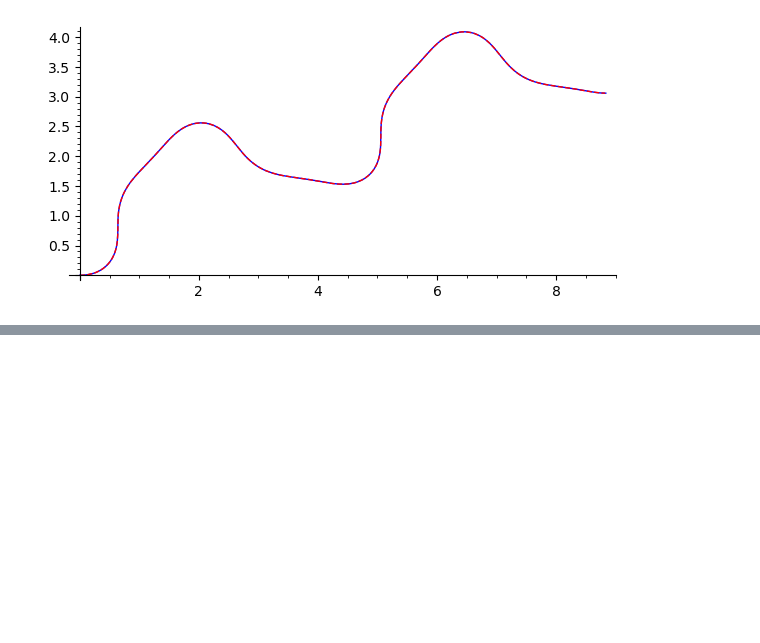
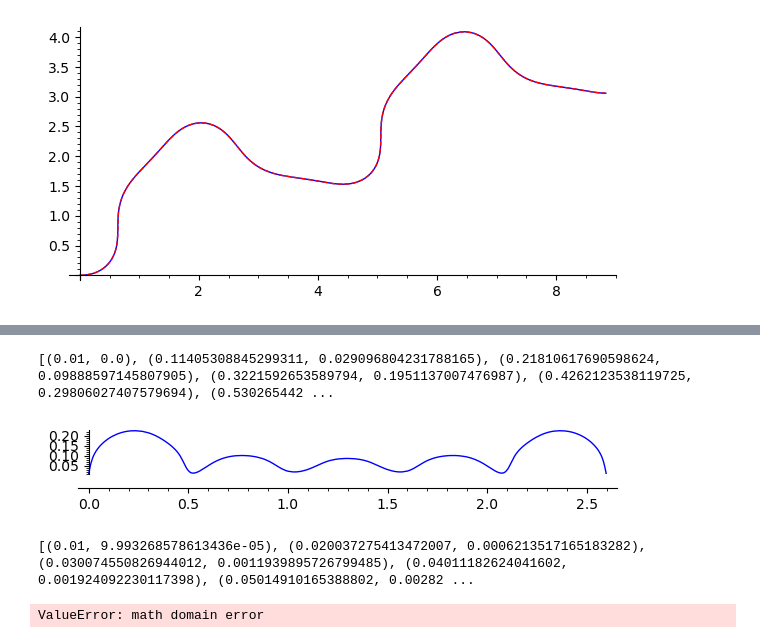
Before and after one commit to SageBinder/SageMath-Curvature-Flows, a Jupyter notebook: ricci_flow.ipynb, the cells around one changed output, grey strips where cells are left out. Drawn from its saved outputs; the diff is of its cells as text; code cells hidden in the pictures; blank space fills up the shorter version.

```diff
--- a/ricci_flow.ipynb
+++ b/ricci_flow.ipynb
@@ -252,0 +240,17 @@ NameError: name 'np' is not defined
+# %%
+def xy_splines_from_hm(h, m, srange=(0, pi), step_size=0.1):
+    def y(rho):
+        return sqrt(m(rho))
+
+    rho_space = np.linspace(srange[0], srange[1], round((srange[1] - srange[0]) / step_size))
+    y_spline = spline([(rho, y(rho)) for rho in rho_space])
+
+    def x(rho):
+        return numerical_integral(lambda s: sqrt(h(s) - (y_spline.derivative(s))**2), 0.01, rho)[0]
+
+    x_spline = spline([(rho, x(rho)) for rho in rho_space])
+
+    return x_spline, y_spline
+# %%
+def to_spline(f, srange=(0, pi), step_size=0.01):
+    return spline([(s, f(s)) for s in np.linspace(srange[0], srange[1], round((srange[1] - srange[0]) / step_size))])
@@ -252,0 +262,25 @@ NameError: name 'np' is not defined
+# %%
+srange=(0.01, pi-0.01)
+h = to_spline(h, srange)
+m = to_spline(m, srange)
+# %%
+x, y = xy_splines_from_hm(h, m, srange)
+print(x.list())
+# %% [output]
+[(0.01, 0.0), (0.11405308845299311, 0.029096804231788165), (0.21810617690598624, 0.09888597145807905), (0.3221592653589794, 0.1951137007476987), (0.4262123538119725, 0.29806027407579694), (0.530265442 ...
+# %%
+parametric_plot((x, y), (x.list()[0][0], x.list()[-1][0]))
+# %% [output]
+[figure, added]
+# %%
+def K(y, rho):
+    return y.derivative(rho, order=2)/y(rho)
+
+dt=0.00001
+h_ = spline([(rho, h_rho_ - 2*K(y, rho)*dt) for rho, h_rho_ in h.list()])
+m_ = spline([(rho, m_rho_ - 2*K(y, rho)*dt) for rho, m_rho_ in m.list()])
+print(m_.list())
+x, y = xy_splines_from_hm(h_, m_, srange)
+# %% [output]
+[(0.01, 9.993268578613436e-05), (0.020037275413472007, 0.0006213517165183282), (0.030074550826944012, 0.0011939895726799485), (0.04011182624041602, 0.001924092230117398), (0.05014910165388802, 0.00282 ...
+ValueError: math domain error
```
Also changed, not shown: parts of 3 cells of this notebook.
